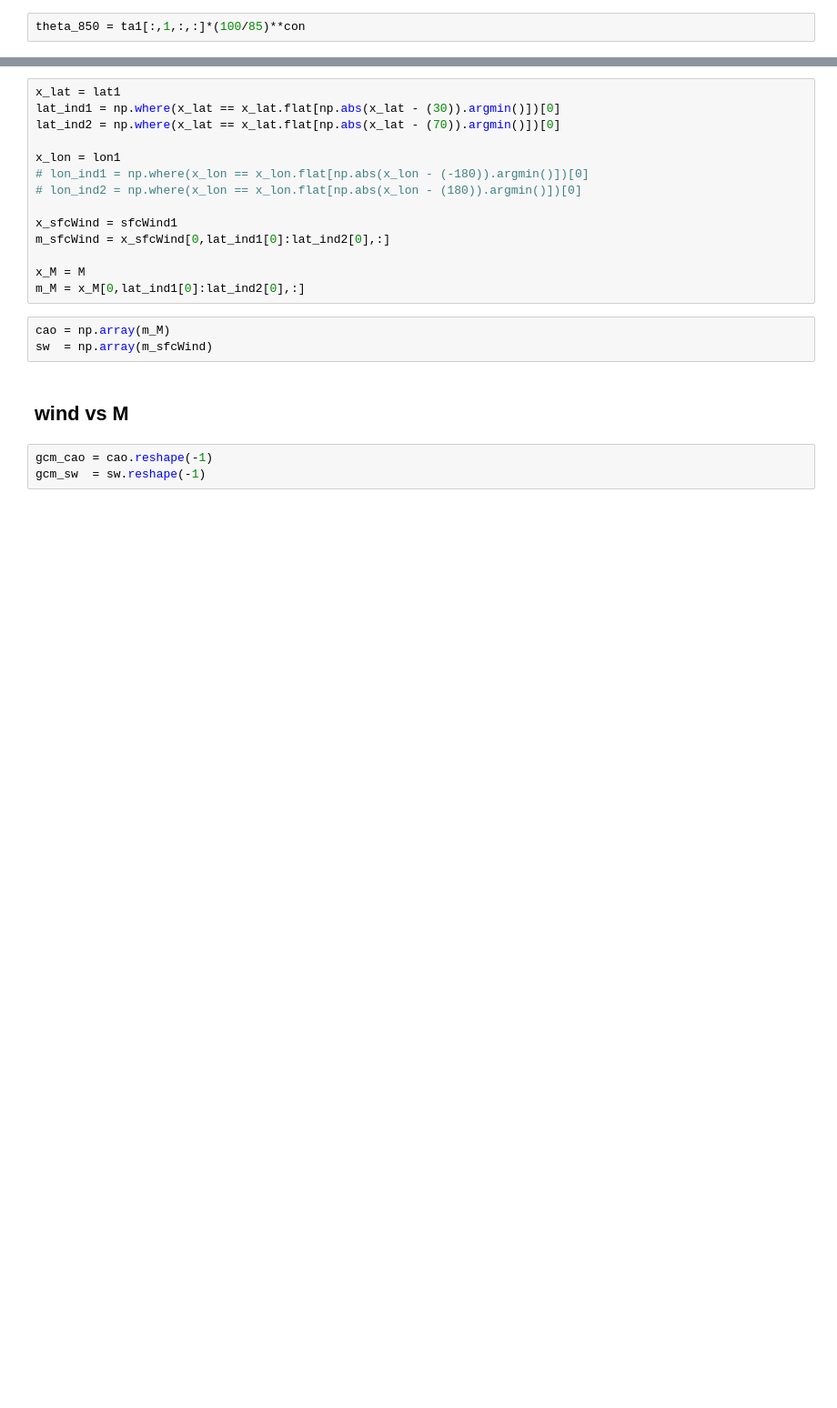
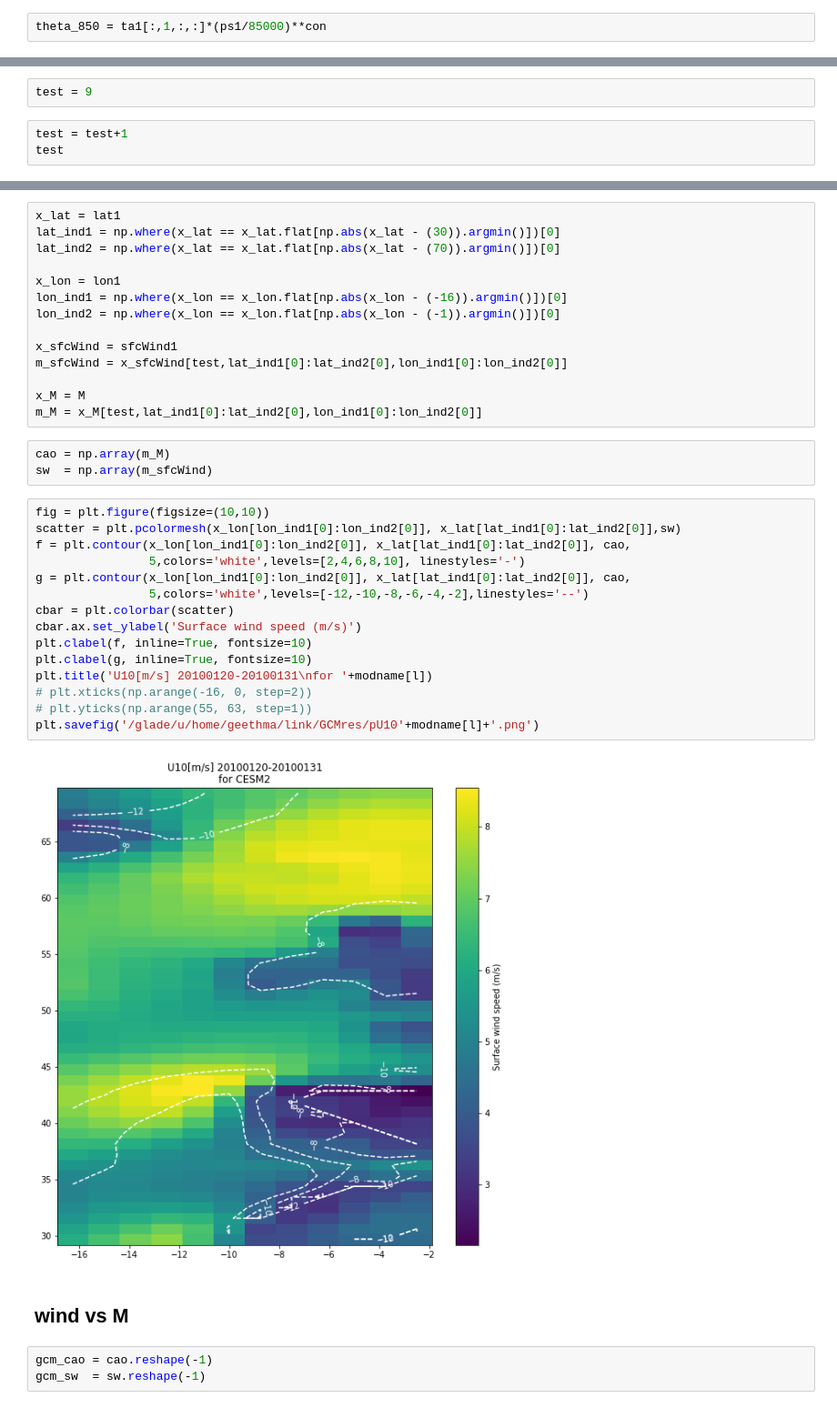
Before and after one commit to geethmaw/link, a Jupyter notebook: GCM_windVsM.ipynb, the cells around one changed output, grey strips where cells are left out. Shown at 91% size. Drawn from its saved outputs; the diff is of its cells as text; blank space fills up the shorter version.

```diff
--- a/GCM_windVsM.ipynb
+++ b/GCM_windVsM.ipynb
@@ -62,6 +64,6 @@ Cp = 1004           #J/kg/K
 Rd = 287            #J/kg/K
 con= Rd/Cp
 # %%
-theta_850 = ta1[:,1,:,:]*(100/85)**con
+theta_850 = ta1[:,1,:,:]*(ps1/85000)**con
 # %%
 M = tas1 - theta_850
@@ -67,0 +74,5 @@ M = tas1 - theta_850
+# %%
+test = 9
+# %%
+test = test+1
+test
@@ -71,17 +84,34 @@ lat_ind1 = np.where(x_lat == x_lat.flat[np.abs(x_lat - (30)).argmin()])[0]
 lat_ind2 = np.where(x_lat == x_lat.flat[np.abs(x_lat - (70)).argmin()])[0]
 
 x_lon = lon1
-# lon_ind1 = np.where(x_lon == x_lon.flat[np.abs(x_lon - (-180)).argmin()])[0]
-# lon_ind2 = np.where(x_lon == x_lon.flat[np.abs(x_lon - (180)).argmin()])[0]
+lon_ind1 = np.where(x_lon == x_lon.flat[np.abs(x_lon - (-16)).argmin()])[0]
+lon_ind2 = np.where(x_lon == x_lon.flat[np.abs(x_lon - (-1)).argmin()])[0]
 
 x_sfcWind = sfcWind1
-m_sfcWind = x_sfcWind[0,lat_ind1[0]:lat_ind2[0],:]
+m_sfcWind = x_sfcWind[test,lat_ind1[0]:lat_ind2[0],lon_ind1[0]:lon_ind2[0]]
 
 x_M = M
-m_M = x_M[0,lat_ind1[0]:lat_ind2[0],:]
+m_M = x_M[test,lat_ind1[0]:lat_ind2[0],lon_ind1[0]:lon_ind2[0]]
 # %%
 cao = np.array(m_M)
 sw  = np.array(m_sfcWind)
+# %%
+fig = plt.figure(figsize=(10,10))
+scatter = plt.pcolormesh(x_lon[lon_ind1[0]:lon_ind2[0]], x_lat[lat_ind1[0]:lat_ind2[0]],sw)
+f = plt.contour(x_lon[lon_ind1[0]:lon_ind2[0]], x_lat[lat_ind1[0]:lat_ind2[0]], cao,
+                5,colors='white',levels=[2,4,6,8,10], linestyles='-')
+g = plt.contour(x_lon[lon_ind1[0]:lon_ind2[0]], x_lat[lat_ind1[0]:lat_ind2[0]], cao,
+                5,colors='white',levels=[-12,-10,-8,-6,-4,-2],linestyles='--')
+cbar = plt.colorbar(scatter)
+cbar.ax.set_ylabel('Surface wind speed (m/s)')
+plt.clabel(f, inline=True, fontsize=10)
+plt.clabel(g, inline=True, fontsize=10)
+plt.title('U10[m/s] 20100120-20100131\nfor '+modname[l])
+# plt.xticks(np.arange(-16, 0, step=2))
+# plt.yticks(np.arange(55, 63, step=1))
+plt.savefig('/glade/u/home/geethma/link/GCMres/pU10'+modname[l]+'.png')
+# %% [output]
+[figure, added]
 # %% [markdown]
 ## wind vs M
 # %%
```
Also changed, not shown: parts of 14 cells of this notebook, 12 other files.
